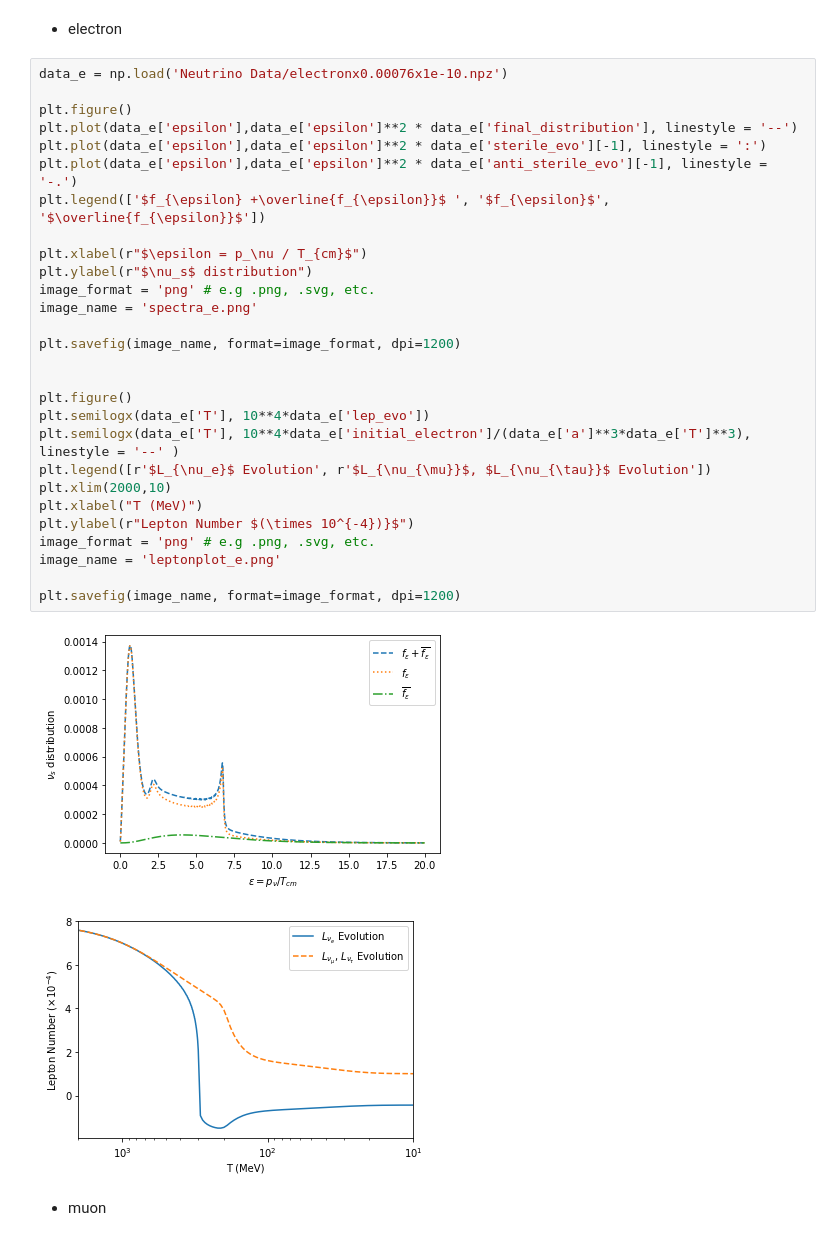
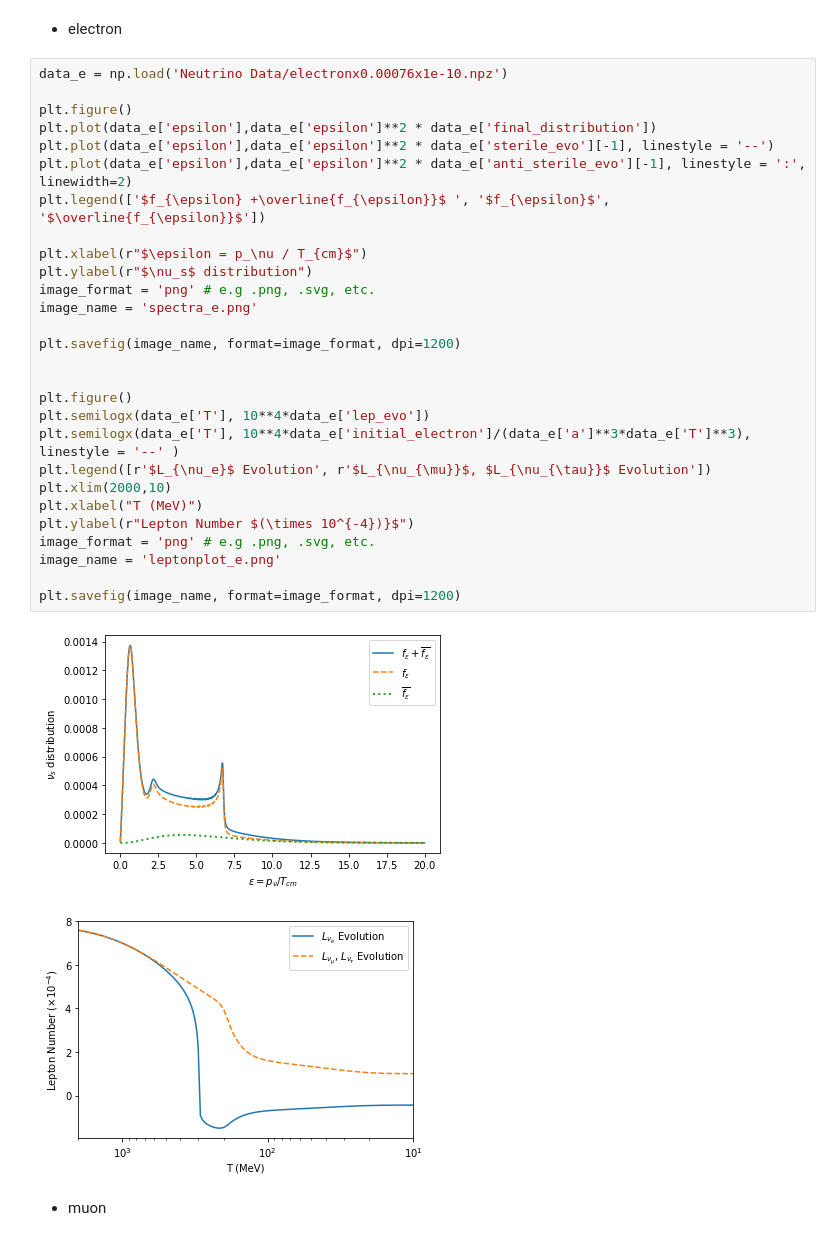
Before and after one commit to nuLABatUSD/dm_sterile_production, a Jupyter notebook: Plots.ipynb, the cells around one changed output. Saved outputs shown, nothing was run; the diff lists cells and outputs as text.

Commit message:
new linestyles for spectra

```diff
--- a/Plots.ipynb
+++ b/Plots.ipynb
@@ -19,33 +20,33 @@ sterile_production(1000, 'tau', 0.0071, 10**(-10), 13e-4, make_plot=False, folde
 # %%
 data_e = np.load('Neutrino Data/electronx0.00076x1e-10.npz')
 
 plt.figure()
-plt.plot(data_e['epsilon'],data_e['epsilon']**2 * data_e['final_distribution'], linestyle = '--')
-plt.plot(data_e['epsilon'],data_e['epsilon']**2 * data_e['sterile_evo'][-1], linestyle = ':')
-plt.plot(data_e['epsilon'],data_e['epsilon']**2 * data_e['anti_sterile_evo'][-1], linestyle = '-.')
+plt.plot(data_e['epsilon'],data_e['epsilon']**2 * data_e['final_distribution'])
+plt.plot(data_e['epsilon'],data_e['epsilon']**2 * data_e['sterile_evo'][-1], linestyle = '--')
+plt.plot(data_e['epsilon'],data_e['epsilon']**2 * data_e['anti_sterile_evo'][-1], linestyle = ':', linewidth=2)
 plt.legend(['$f_{\epsilon} +\overline{f_{\epsilon}}$ ', '$f_{\epsilon}$', '$\overline{f_{\epsilon}}$'])
 
 plt.xlabel(r"$\epsilon = p_\nu / T_{cm}$")
 plt.ylabel(r"$\nu_s$ distribution")
 image_format = 'png' # e.g .png, .svg, etc.
 image_name = 'spectra_e.png'
 
 plt.savefig(image_name, format=image_format, dpi=1200)
 
 
 plt.figure()
 plt.semilogx(data_e['T'], 10**4*data_e['lep_evo'])
 plt.semilogx(data_e['T'], 10**4*data_e['initial_electron']/(data_e['a']**3*data_e['T']**3), linestyle = '--' )
 plt.legend([r'$L_{\nu_e}$ Evolution', r'$L_{\nu_{\mu}}$, $L_{\nu_{\tau}}$ Evolution'])
 plt.xlim(2000,10)
 plt.xlabel("T (MeV)")
 plt.ylabel(r"Lepton Number $(\times 10^{-4})}$")
 image_format = 'png' # e.g .png, .svg, etc.
 image_name = 'leptonplot_e.png'
 
 plt.savefig(image_name, format=image_format, dpi=1200)
 # %% [output]
-[figure, old version]
+[figure, new version]
 [figure]
 # %% [markdown]
 - muon
```
Also changed, not shown: parts of 3 cells of this notebook, 1 other file.
